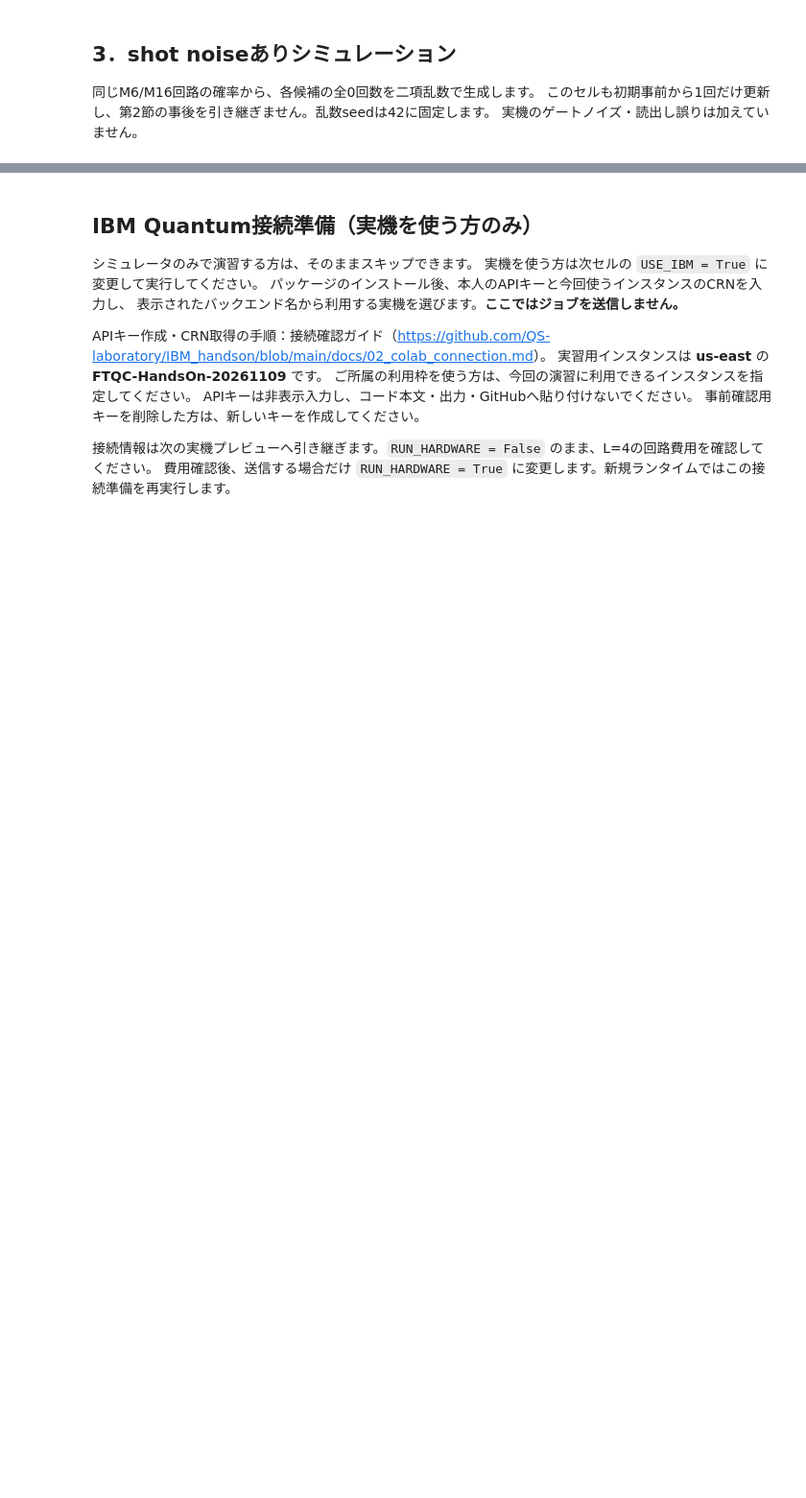
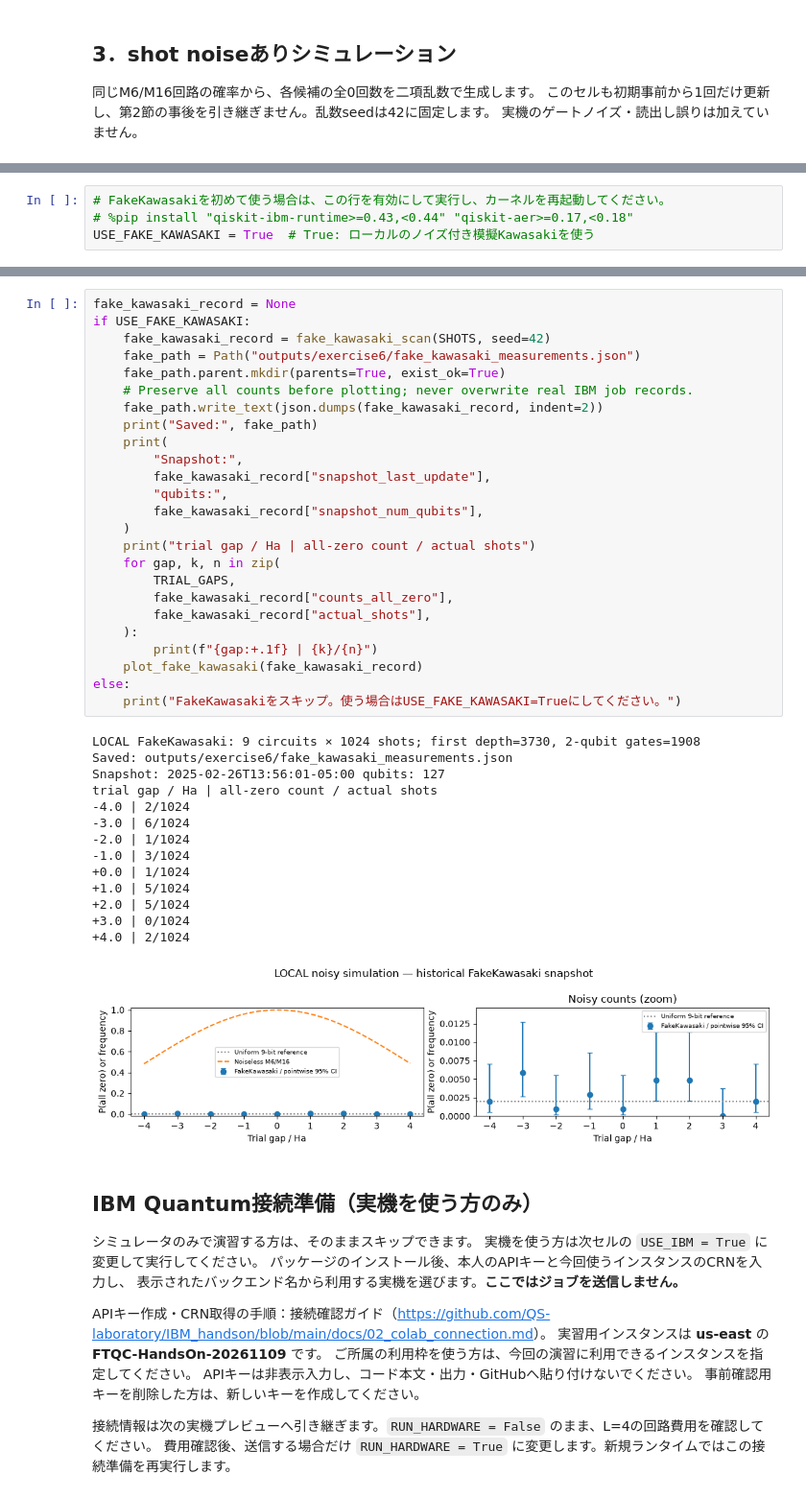
Before and after one commit to QS-laboratory/IBM_handson, a Jupyter notebook: hands_on/exercises/06_h4_hardware_demo.ipynb, the cells around one changed output, grey strips where cells are left out. Shown at 96% size. Cells and saved outputs as stored; diff of their text form; blank space fills up the shorter version.

```diff
--- a/hands_on/exercises/06_h4_hardware_demo.ipynb
+++ b/hands_on/exercises/06_h4_hardware_demo.ipynb
@@ -312,0 +473,4 @@ Saved: outputs/exercise6/simulated_counts.json
+# %%
+# FakeKawasakiを初めて使う場合は、この行を有効にして実行し、カーネルを再起動してください。
+# %pip install "qiskit-ibm-runtime>=0.43,<0.44" "qiskit-aer>=0.17,<0.18"
+USE_FAKE_KAWASAKI = True  # True: ローカルのノイズ付き模擬Kawasakiを使う
@@ -313,3 +625,43 @@ Saved: outputs/exercise6/simulated_counts.json
+# %%
+fake_kawasaki_record = None
+if USE_FAKE_KAWASAKI:
+    fake_kawasaki_record = fake_kawasaki_scan(SHOTS, seed=42)
+    fake_path = Path("outputs/exercise6/fake_kawasaki_measurements.json")
+    fake_path.parent.mkdir(parents=True, exist_ok=True)
+    # Preserve all counts before plotting; never overwrite real IBM job records.
+    fake_path.write_text(json.dumps(fake_kawasaki_record, indent=2))
+    print("Saved:", fake_path)
+    print(
+        "Snapshot:",
+        fake_kawasaki_record["snapshot_last_update"],
+        "qubits:",
+        fake_kawasaki_record["snapshot_num_qubits"],
+    )
+    print("trial gap / Ha | all-zero count / actual shots")
+    for gap, k, n in zip(
+        TRIAL_GAPS,
+        fake_kawasaki_record["counts_all_zero"],
+        fake_kawasaki_record["actual_shots"],
+    ):
+        print(f"{gap:+.1f} | {k}/{n}")
+    plot_fake_kawasaki(fake_kawasaki_record)
+else:
+    print("FakeKawasakiをスキップ。使う場合はUSE_FAKE_KAWASAKI=Trueにしてください。")
+# %% [output]
+LOCAL FakeKawasaki: 9 circuits × 1024 shots; first depth=3730, 2-qubit gates=1908
+Saved: outputs/exercise6/fake_kawasaki_measurements.json
+Snapshot: 2025-02-26T13:56:01-05:00 qubits: 127
+trial gap / Ha | all-zero count / actual shots
+-4.0 | 2/1024
+-3.0 | 6/1024
+-2.0 | 1/1024
+-1.0 | 3/1024
++0.0 | 1/1024
++1.0 | 5/1024
++2.0 | 5/1024
++3.0 | 0/1024
++4.0 | 2/1024
+[figure, added]
 # %% [markdown]
 ## IBM Quantum接続準備（実機を使う方のみ）
 
```
Also changed, not shown: parts of 12 cells of this notebook, 17 other files.
